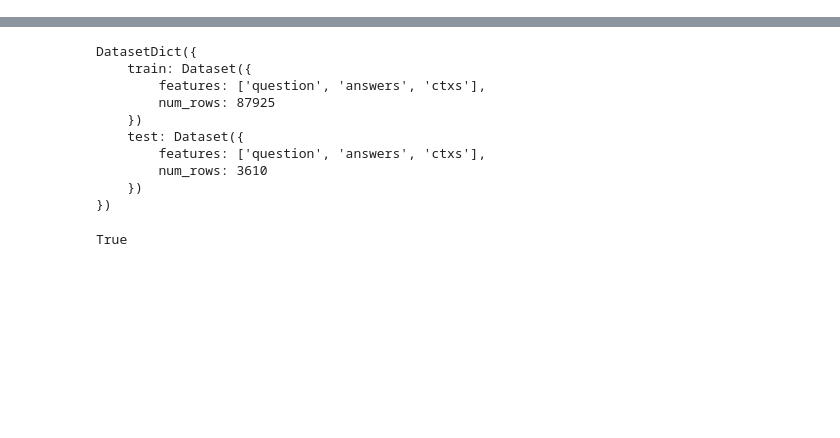
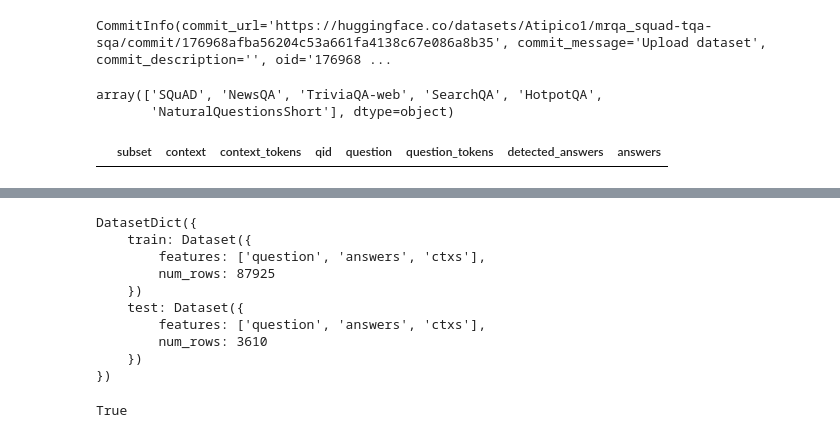
Before and after one commit to Atipico1/finetune_rag, a Jupyter notebook: dataset.ipynb, the cells around one changed output, grey strips where cells are left out. Cells and saved outputs as stored; diff of their text form; code cells hidden in the pictures; blank space fills up the shorter version.

```diff
--- a/dataset.ipynb
+++ b/dataset.ipynb
@@ -17,0 +105,20 @@ DatasetDict({
+# %%
+dataset.push_to_hub("Atipico1/mrqa_squad-tqa-sqa")
+# %% [output]
+CommitInfo(commit_url='https://huggingface.co/datasets/Atipico1/mrqa_squad-tqa-sqa/commit/176968afba56204c53a661fa4138c67e086a8b35', commit_message='Upload dataset', commit_description='', oid='176968 ...
+# %%
+from datasets import load_dataset
+
+dataset = load_dataset("mrqa")
+# %%
+import pandas as pd
+df = pd.DataFrame(dataset['train'])
+# %%
+df.subset.unique()
+# %% [output]
+array(['SQuAD', 'NewsQA', 'TriviaQA-web', 'SearchQA', 'HotpotQA',
+       'NaturalQuestionsShort'], dtype=object)
+# %%
+df[df.subset == "TriviaQA"]
+# %% [output]
+|  | subset | context | context_tokens | qid | question | question_tokens | detected_answers | answers |
```
Also changed, not shown: parts of 21 cells of this notebook, 15 other files.
